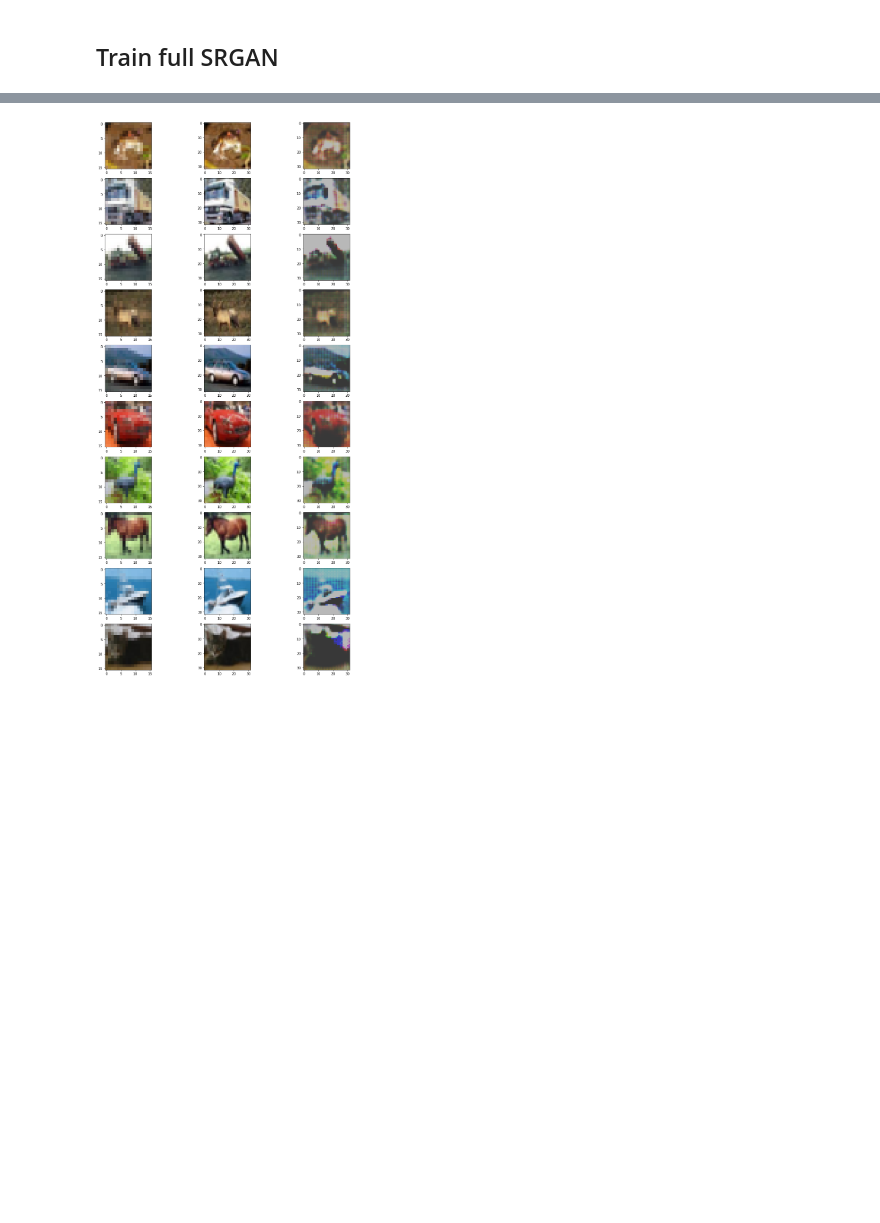
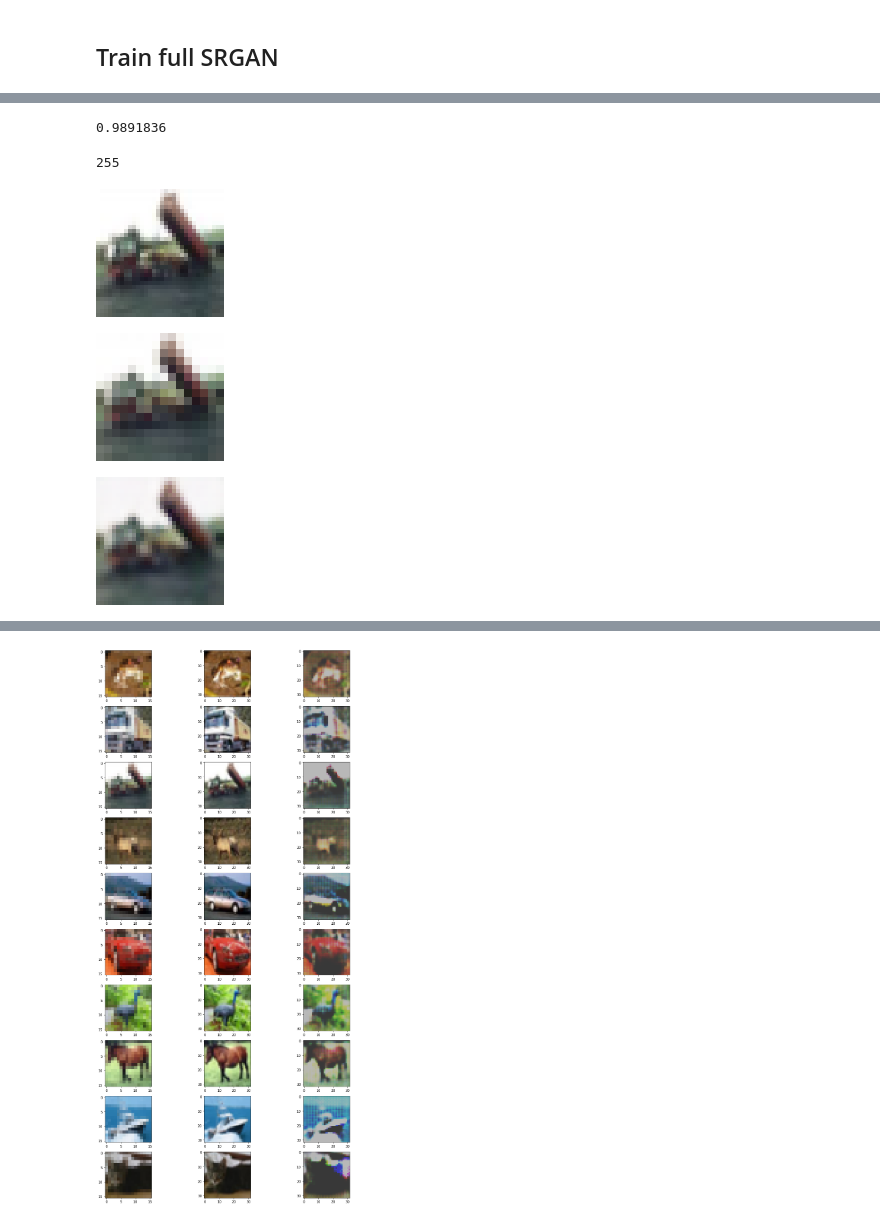
Before and after one commit to several27/COMP6208-AutoEncoder, a Jupyter notebook: several27/SRGAN.ipynb, the cells around one changed output, grey strips where cells are left out. Cells and saved outputs as stored; diff of their text form; code cells hidden in the pictures; blank space fills up the shorter version.

```diff
--- a/several27/SRGAN.ipynb
+++ b/several27/SRGAN.ipynb
@@ -736,3 +773,22 @@ KeyboardInterrupt:
+# %%
+np.max(x_train_predictions)
+# %% [output]
+0.9891836
+# %%
+np.max(x_train[0])
+# %% [output]
+255
+# %%
+i = 2
+
+predictions = model_generator.predict(x_train_lr_norm[i:i+1])
+display(Image.fromarray(x_train[i]).resize((128, 128)))
+display(Image.fromarray((x_train_lr[i] * 255).astype('uint8')).resize((128, 128)))
+display(Image.fromarray((predictions[0] * 255).astype('uint8')).resize((128, 128)))
+# %% [output]
+[figure, added]
+[figure, added]
+[figure, added]
 # %%
 predictions = model_generator.predict(x_train_lr_norm[:1])
 
```
Also changed, not shown: parts of 27 cells of this notebook.
